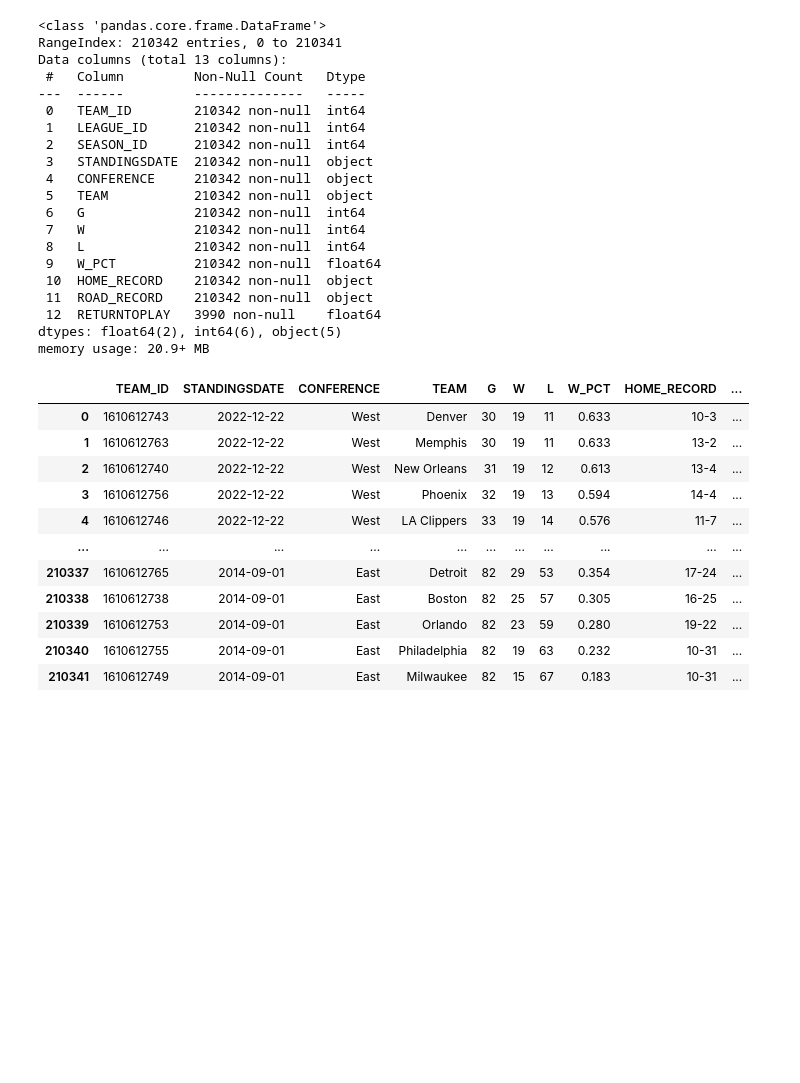
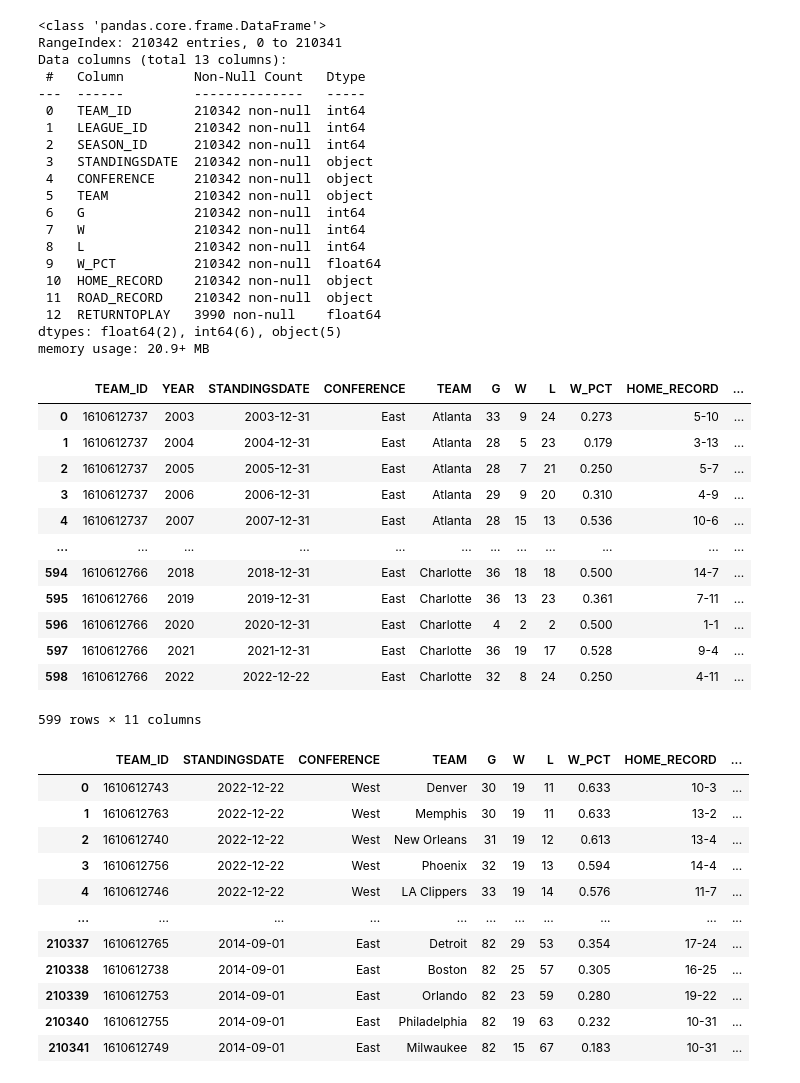
Before and after one commit to najeh-halawani/NBA-Data-Warehouse, a Jupyter notebook: ETL.ipynb, the cells around one changed output. Drawn from its saved outputs; the diff is of its cells as text; code cells hidden in the pictures; blank space fills up the shorter version.

```diff
--- a/ETL.ipynb
+++ b/ETL.ipynb
@@ -279,3 +279,27 @@ Data columns (total 13 columns):
  12  RETURNTOPLAY   3990 non-null    float64
 dtypes: float64(2), int64(6), object(5)
 memory usage: 20.9+ MB
+# %%
+df = pd.read_csv("ranking.csv", parse_dates=["STANDINGSDATE"])
+df.drop(columns=['RETURNTOPLAY', 'RETURNTOPLAY', 'LEAGUE_ID', 'SEASON_ID'], inplace=True)
+# Extract the year from STANDINGSDATE
+df["YEAR"] = df["STANDINGSDATE"].dt.year
+
+# Get the last entry for each TEAM_ID per year
+latest_per_year = df.sort_values(["TEAM_ID", "YEAR", "STANDINGSDATE"]).groupby(["TEAM_ID", "YEAR"]).last().reset_index()
+# %%
+latest_per_year
+# %% [output]
+|  | TEAM_ID | YEAR | STANDINGSDATE | CONFERENCE | TEAM | G | W | L | W_PCT | HOME_RECORD | ... |
+| 0 | 1610612737 | 2003 | 2003-12-31 | East | Atlanta | 33 | 9 | 24 | 0.273 | 5-10 | ... |
+| 1 | 1610612737 | 2004 | 2004-12-31 | East | Atlanta | 28 | 5 | 23 | 0.179 | 3-13 | ... |
+| 2 | 1610612737 | 2005 | 2005-12-31 | East | Atlanta | 28 | 7 | 21 | 0.250 | 5-7 | ... |
+| 3 | 1610612737 | 2006 | 2006-12-31 | East | Atlanta | 29 | 9 | 20 | 0.310 | 4-9 | ... |
+| 4 | 1610612737 | 2007 | 2007-12-31 | East | Atlanta | 28 | 15 | 13 | 0.536 | 10-6 | ... |
+| ... | ... | ... | ... | ... | ... | ... | ... | ... | ... | ... | ... |
+| 594 | 1610612766 | 2018 | 2018-12-31 | East | Charlotte | 36 | 18 | 18 | 0.500 | 14-7 | ... |
+| 595 | 1610612766 | 2019 | 2019-12-31 | East | Charlotte | 36 | 13 | 23 | 0.361 | 7-11 | ... |
+| 596 | 1610612766 | 2020 | 2020-12-31 | East | Charlotte | 4 | 2 | 2 | 0.500 | 1-1 | ... |
+| 597 | 1610612766 | 2021 | 2021-12-31 | East | Charlotte | 36 | 19 | 17 | 0.528 | 9-4 | ... |
+| 598 | 1610612766 | 2022 | 2022-12-22 | East | Charlotte | 32 | 8 | 24 | 0.250 | 4-11 | ... |
+599 rows × 11 columns
```
Also changed, not shown: parts of 14 cells of this notebook, 15 other files.
